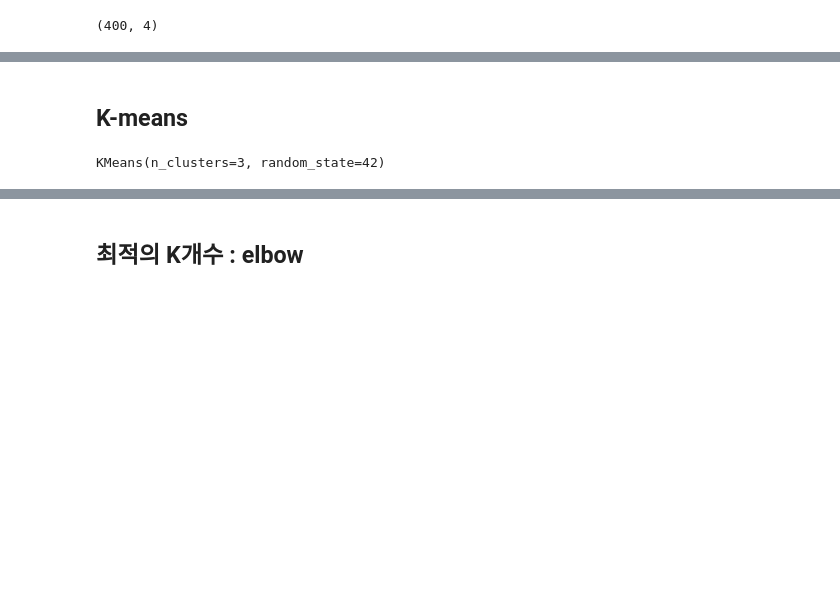
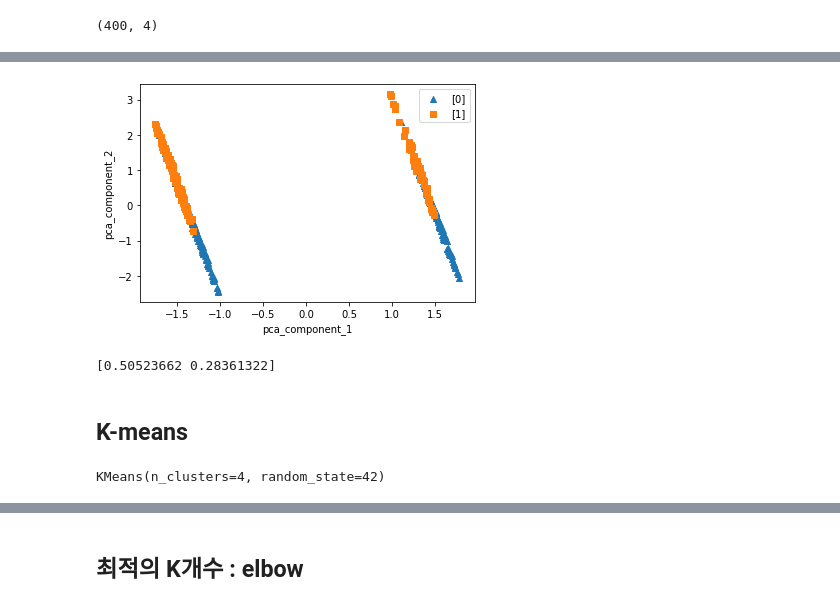
Before and after one commit to Areum120/DataAnalysis_Practice, a Jupyter notebook: SUV Cars Purchase K-means Clustering.ipynb, the cells around one changed output, grey strips where cells are left out. Cells and saved outputs as stored; diff of their text form; code cells hidden in the pictures; blank space fills up the shorter version.

```diff
--- a/SUV Cars Purchase K-means Clustering.ipynb
+++ b/SUV Cars Purchase K-means Clustering.ipynb
@@ -96,10 +133,31 @@ x2.shape
+# %%
+# 2차원으로 PCA 축소한 데이터 시각화
+#setosa를 세모, versicolor를 네모, virginica를 동그라미로 표시
+markers=['^', 's']
+
+#pca_component_1 을 x축, pc_component_2를 y축으로 scatter plot 수행.
+for i, marker in enumerate(markers):
+    x_axis_data = DF_pca[DF_pca['target']==i]['pca_component_1']
+    y_axis_data = DF_pca[DF_pca['target']==i]['pca_component_2']
+    plt.scatter(x_axis_data, y_axis_data, marker=marker,label=[i])
+plt.legend()
+plt.xlabel('pca_component_1')
+plt.ylabel('pca_component_2')
+plt.show()
+# %% [output]
+[figure, added]
+# %%
+#  PCA 컴포넌트별로 차지하는 변동성 비율
+print(pca.explained_variance_ratio_)
+# %% [output]
+[0.50523662 0.28361322]
 # %% [markdown]
 ## K-means
 # %%
-km = KMeans(n_clusters=3, random_state=42)
-km.fit(x2)
+km = KMeans(n_clusters=4, random_state=42)
+km.fit(df3_pca)
 # %% [output]
-KMeans(n_clusters=3, random_state=42)
+KMeans(n_clusters=4, random_state=42)
 # %%
 # 굽집 결과
 km.labels_
```
Also changed, not shown: parts of 28 cells of this notebook.
